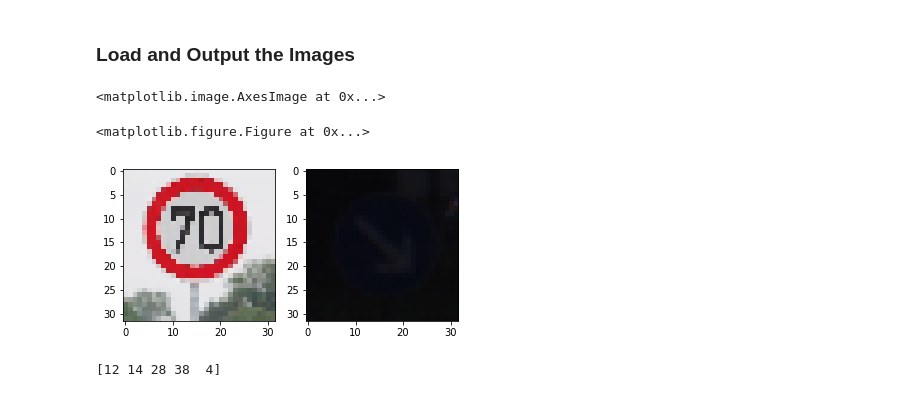
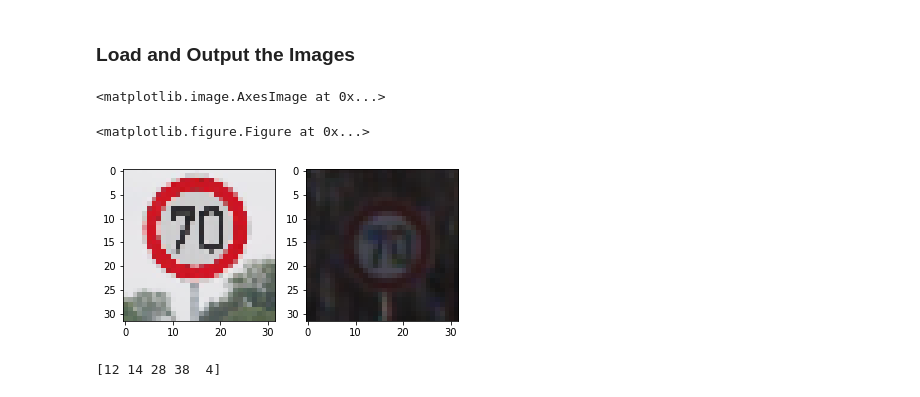
Before and after one commit to ionut-damian/udct_carnd_trafficsign, a Jupyter notebook: Traffic_Sign_Classifier.ipynb, the cells around one changed output. Drawn from its saved outputs; the diff is of its cells as text; code cells hidden in the pictures.

```diff
--- a/Traffic_Sign_Classifier.ipynb
+++ b/Traffic_Sign_Classifier.ipynb
@@ -208,7 +210,7 @@ def createVar(shape, namestr):
 from tensorflow.contrib.layers import flatten
 
 def LeNet(x):
-    global wc1, wc2, wf3, wf5, wf5
+    global wc1, wc2, wc3, wf4, wf5, wf6
 
     ##############################
     # Layer 1: Convolutional.
@@ -388,35 +384,35 @@ You may find `signnames.csv` useful as it contains mappings from the class id (i
 # %%
 from PIL import Image
 import cv2
 
 def loadImage(path):
     image = Image.open(path)
     image.load()
     image.thumbnail((32,32), Image.ANTIALIAS)
     return image
 
 def loadImageCV2(path):
     image = cv2.imread(path)
     image = cv2.cvtColor(image, cv2.COLOR_BGR2RGB)
     image = cv2.resize(image, (32,32), interpolation = cv2.INTER_CUBIC)
     return image#np.array(image, dtype=np.float32)
 
 
-image = loadImageCV2("./new_images/4_1.jpg")
+image = loadImageCV2("./new_images/4.jpg")
 
 # for comparisson, get a similar image from train set
 for i in range(len(train['labels'])):
-    if train['labels'][i] == 38:
+    if train['labels'][i] == 4:
         break
 
 plt.figure(figsize=(1,1))
 f, subplt = plt.subplots(1,2)
 subplt[0].imshow(image)
 subplt[1].imshow(train['features'][i])
 # %% [output]
 <matplotlib.image.AxesImage at 0x...>
 <matplotlib.figure.Figure at 0x...>
-[figure, old version]
+[figure, new version]
 # %%
 import glob
 import ntpath
```
Also changed, not shown: parts of 10 cells of this notebook, 1 other file.
